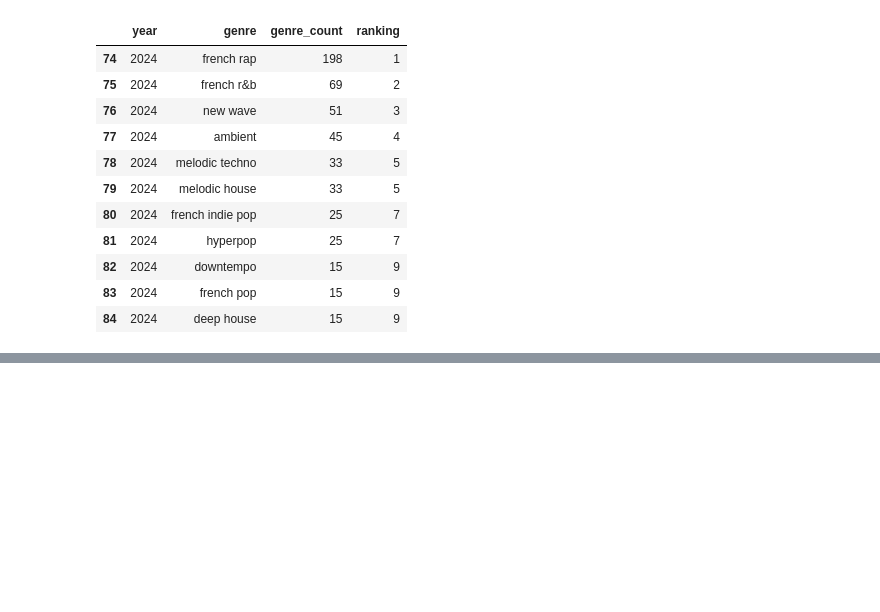
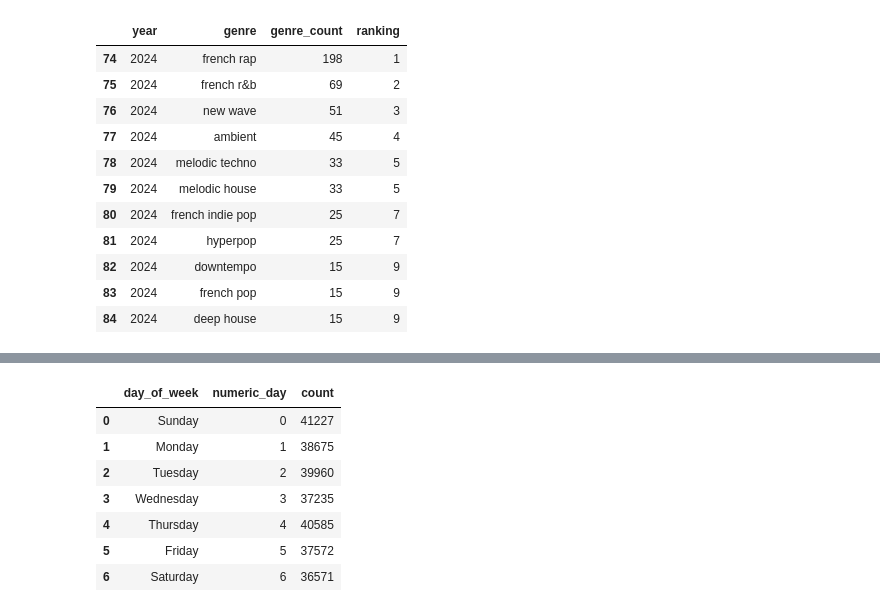
Before and after one commit to terryjbates/Spotify_Streaming_Data_Analysis, a Jupyter notebook: notebooks/Spotify_Streaming_Analysis.ipynb, the cells around one changed output, grey strips where cells are left out. Saved outputs shown, nothing was run; the diff lists cells and outputs as text; code cells hidden in the pictures; blank space fills up the shorter version.

```diff
--- a/notebooks/Spotify_Streaming_Analysis.ipynb
+++ b/notebooks/Spotify_Streaming_Analysis.ipynb
@@ -2771,0 +2816,14 @@ top_10_genres_most_listened_days_df.query('year == 2024')
+# %%
+# Read in CSV for average minutes played per year
+weekdays_of_listening_df = \
+    pd.read_csv(query_output_path / 'weekdays_of_listening.csv')
+weekdays_of_listening_df
+# %% [output]
+|  | day_of_week | numeric_day | count |
+| 0 | Sunday | 0 | 41227 |
+| 1 | Monday | 1 | 38675 |
+| 2 | Tuesday | 2 | 39960 |
+| 3 | Wednesday | 3 | 37235 |
+| 4 | Thursday | 4 | 40585 |
+| 5 | Friday | 5 | 37572 |
+| 6 | Saturday | 6 | 36571 |
```
Also changed, not shown: parts of 14 cells of this notebook, 1 other file.
